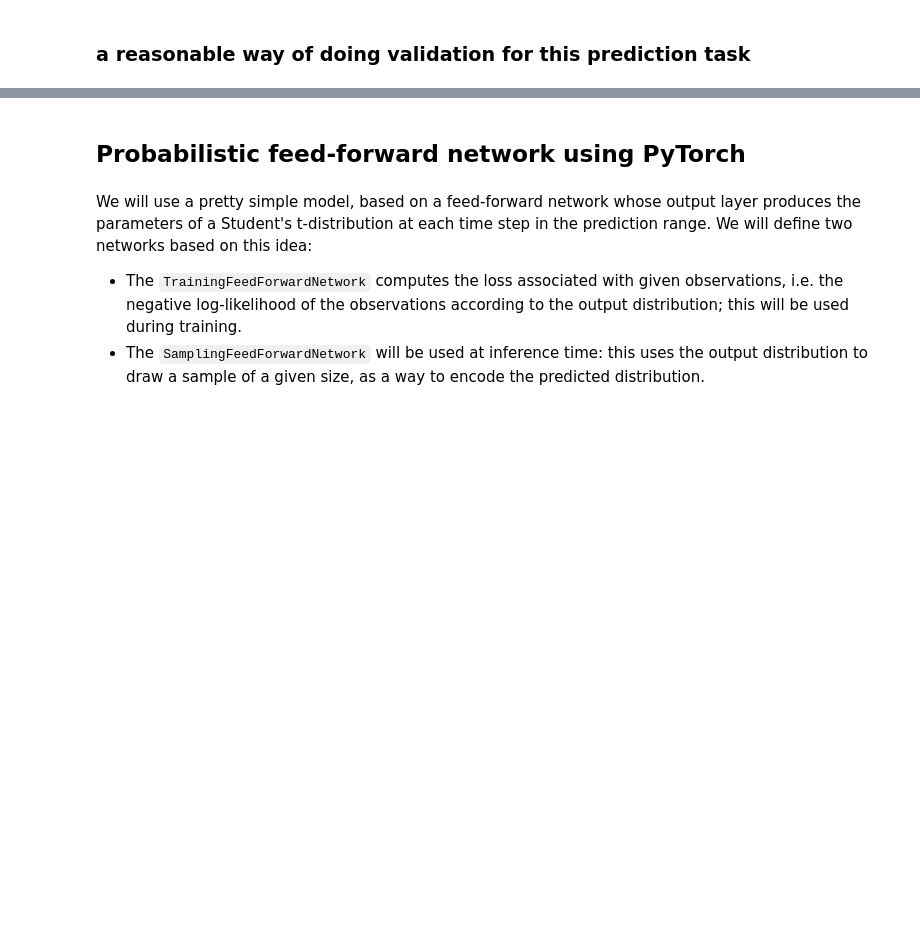
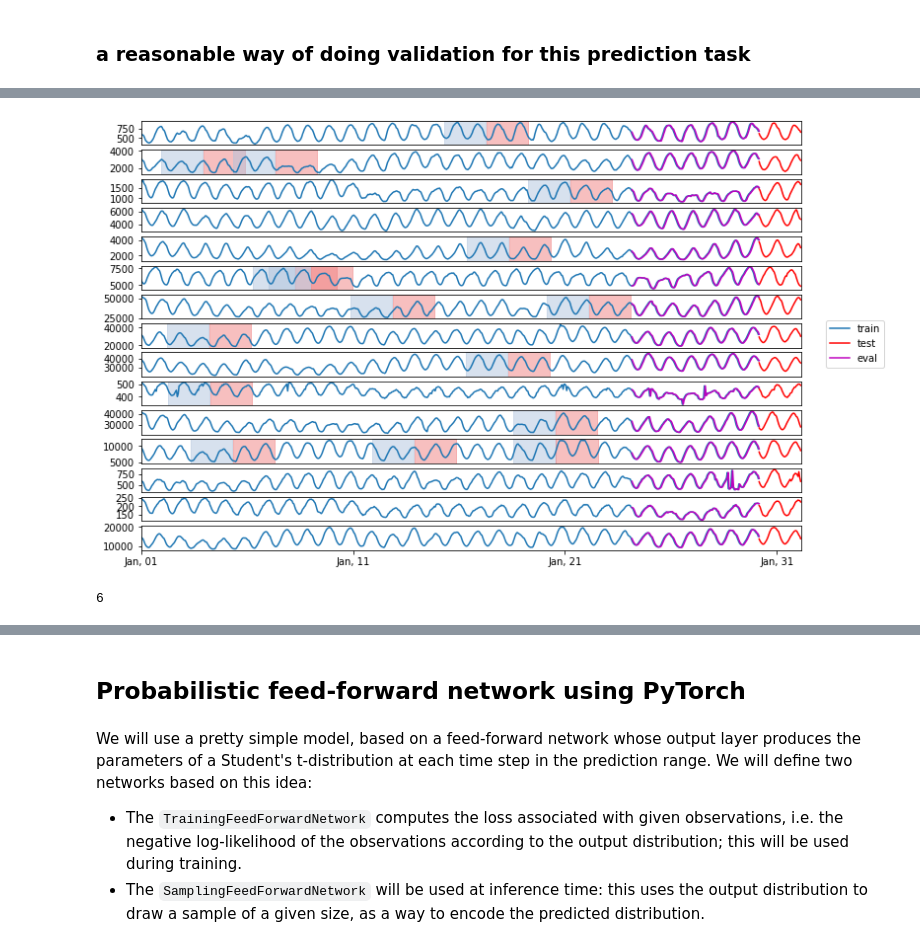
Before and after one commit to PascalIversen/gluon-ts, a Jupyter notebook: examples/validation_tutorial.ipynb, the cells around one changed output, grey strips where cells are left out. Drawn from its saved outputs; the diff is of its cells as text; code cells hidden in the pictures; blank space fills up the shorter version.

```diff
--- a/examples/validation_tutorial.ipynb
+++ b/examples/validation_tutorial.ipynb
@@ -82,2 +104,16 @@ plot_dataset(dataset.test, is_test=True, n_series=15, test_end=test_end, train_e
 # %%
 ### Defining the dataloader
+# %%
+# only transformation we employ here is the instance splitter. splits timeseries to get training instances
+transformation = InstanceSplitter(
+                    target_field=FieldName.TARGET,
+                    is_pad_field=FieldName.IS_PAD,
+                    start_field=FieldName.START,
+                    forecast_start_field=FieldName.FORECAST_START,
+                    train_sampler=ExpectedNumInstanceSampler(num_instances=1),
+                    past_length=context_length,
+                    future_length=prediction_length,
+                    dummy_value=0.,
+                    pick_incomplete=False
+
+                )
@@ -83,0 +132,13 @@ plot_dataset(dataset.test, is_test=True, n_series=15, test_end=test_end, train_e
+# %%
+from gluonts.dataset.common import ListDataset
+dataset_train = ListDataset(dataset_train, freq="h")
+dataset_validation = ListDataset(dataset_validation, freq="h")
+# %%
+from gluonts.torch.batchify import batchify
+from functools import partial
+training_data_loader = TrainDataLoader(
+            dataset=dataset_train,
+            transform=transformation,
+            batch_size=16,
+            num_batches_per_epoch=16,
+            stack_fn=partial(batchify, device=torch.device("cpu")))
@@ -83,0 +150,4 @@ plot_dataset(dataset.test, is_test=True, n_series=15, test_end=test_end, train_e
+# %%
+plot_dataset(dataset.test, is_test=True, n_series=15, test_end=test_end, train_end=train_end, validation_date=validation_date, batch=batch)
+# %% [output]
+[figure, added]
@@ -83,0 +162,4 @@ plot_dataset(dataset.test, is_test=True, n_series=15, test_end=test_end, train_e
+# %%
+len(batch["start"])
+# %% [output]
+6
```
Also changed, not shown: parts of 18 cells of this notebook.
